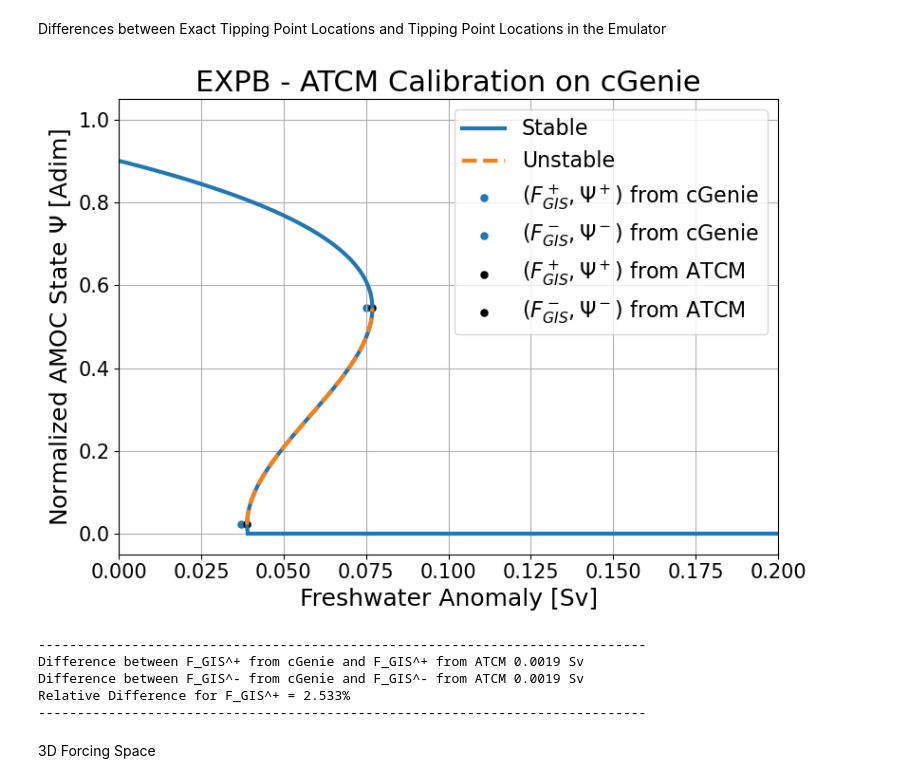
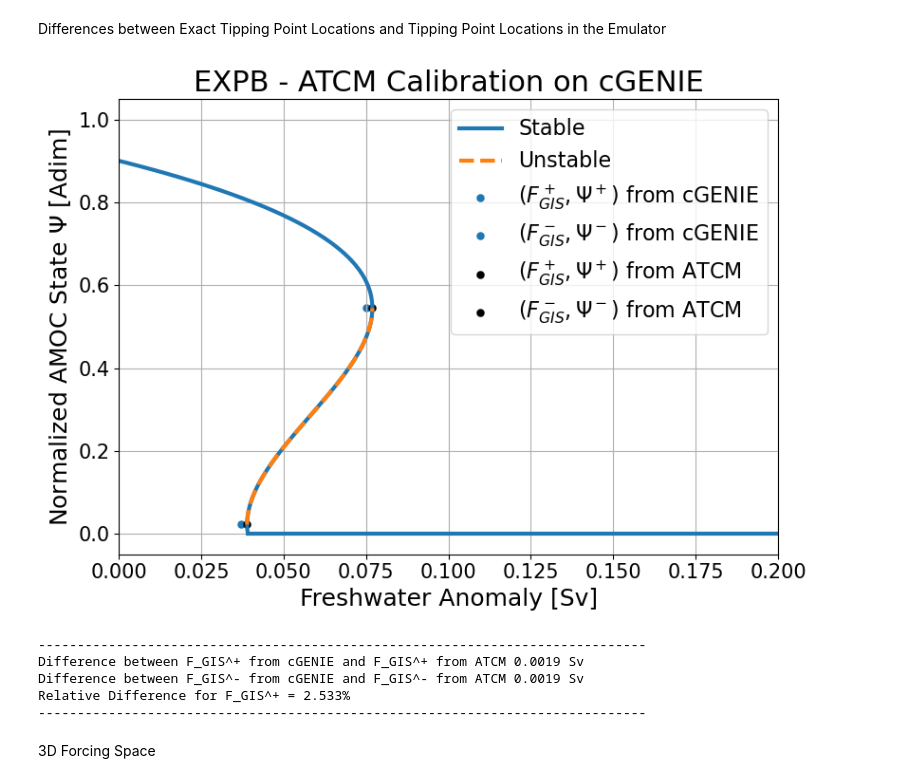
Before and after one commit to VUB-HYDR/2025_Laridon_etal_ORE, a Jupyter notebook: ATCM.ipynb, the cells around one changed output. Drawn from its saved outputs; the diff is of its cells as text; code cells hidden in the pictures.

Commit message:
correct typo cGENIE

```diff
--- a/ATCM.ipynb
+++ b/ATCM.ipynb
@@ -1048,8 +1048,8 @@ else:
 
 ## Definition of the all set of critical values and calibration ##
 
-cGenie_crit_params = [Psip,Psim,Tp,Tm,FGISp,FGISm,50,50]
-calib_coef = calib_module_AMOC(cGenie_crit_params[0], cGenie_crit_params[1], cGenie_crit_params[2], cGenie_crit_params[3], cGenie_crit_params[4], cGenie_crit_params[5],F_GIS_cst_A, T_forcing_cst_B)
+cGENIE_crit_params = [Psip,Psim,Tp,Tm,FGISp,FGISm,50,50]
+calib_coef = calib_module_AMOC(cGENIE_crit_params[0], cGENIE_crit_params[1], cGENIE_crit_params[2], cGENIE_crit_params[3], cGENIE_crit_params[4], cGENIE_crit_params[5],F_GIS_cst_A, T_forcing_cst_B)
 
 a_AMOC = calib_coef[0]
 b_AMOC = calib_coef[1]
@@ -1093,7 +1093,7 @@ def FGIS_funct_psi(psi):
 
 N=1000
 psi_range = np.linspace(0,1,N)
-unstable_psi = np.linspace(cGenie_crit_params[1],cGenie_crit_params[0],N)
+unstable_psi = np.linspace(cGENIE_crit_params[1],cGENIE_crit_params[0],N)
 
 T_unstable = Tpsi_funct_psi(unstable_psi)
 FGIS_unstable = FGIS_funct_psi(unstable_psi)
@@ -1156,40 +1156,40 @@ Differences between Exact Tipping Point Locations and Tipping Point Locations in
 # %%
 ### Plot ###
 plt.figure(figsize=(8,6))
 
 plt.plot(F_GIS_calib_module,psi_range,color='tab:blue',label='Stable',lw=3)
 plt.plot(FGIS_unstable,unstable_psi,color='tab:orange',linestyle='dashed',label='Unstable',lw=3)
 plt.hlines(y=0, xmin=0.039, xmax=0.2, color='tab:blue', linewidth=3)
 
 psi_range_2 = Psip_ExpA
 psi_range_3 = Psim_ExpA
 
-plt.scatter(FGISp, Psip_ExpA, marker='o', color="#1f77b4",linewidths=0.1, label=r"$(F_{GIS}^+, \Psi^+)$ from cGenie")
-plt.scatter(FGISm, Psim_ExpA, marker='o', color="#1f77b4",linewidths=0.1, label=r"$(F_{GIS}^-, \Psi^-)$ from cGenie")
+plt.scatter(FGISp, Psip_ExpA, marker='o', color="#1f77b4",linewidths=0.1, label=r"$(F_{GIS}^+, \Psi^+)$ from cGENIE")
+plt.scatter(FGISm, Psim_ExpA, marker='o', color="#1f77b4",linewidths=0.1, label=r"$(F_{GIS}^-, \Psi^-)$ from cGENIE")
 plt.scatter((psi_range_2**3-a_AMOC*psi_range_2**2-b_AMOC*psi_range_2-c_AMOC-d_AMOC*T_forcing_cst_B)/e_AMOC, psi_range_2, marker='o', color="black",linewidths=0.1,label=r"$(F_{GIS}^+, \Psi^+)$ from ATCM")
 plt.scatter((psi_range_3**3-a_AMOC*psi_range_3**2-b_AMOC*psi_range_3-c_AMOC-d_AMOC*T_forcing_cst_B)/e_AMOC, psi_range_3, marker='o', color="black",linewidths=0.1,label=r"$(F_{GIS}^-, \Psi^-)$ from ATCM")
 
 
-plt.title("EXPB - ATCM Calibration on cGenie",fontsize=22)
+plt.title("EXPB - ATCM Calibration on cGENIE",fontsize=22)
 plt.xlabel("Freshwater Anomaly [Sv]",fontsize=18)
 plt.ylabel("Normalized AMOC State "+r"$\Psi$ "+"[Adim]",fontsize=18)
 plt.tick_params(axis='both',labelsize=15)
 plt.grid()
 plt.tight_layout()
 plt.legend(fontsize=16)
 plt.xlim(0,0.2)
 plt.show()
 
 print("------------------------------------------------------------------------------")
-print("Difference between F_GIS^+ from cGenie and F_GIS^+ from ATCM {:.4f} Sv".format(float((psi_range_2**3-a_AMOC*psi_range_2**2-b_AMOC*psi_range_2-c_AMOC-d_AMOC*T_forcing_cst_B)/e_AMOC)-FGISp))
-print("Difference between F_GIS^- from cGenie and F_GIS^- from ATCM {:.4f} Sv".format(float((psi_range_3**3-a_AMOC*psi_range_3**2-b_AMOC*psi_range_3-c_AMOC-d_AMOC*T_forcing_cst_B)/e_AMOC)-FGISm))
+print("Difference between F_GIS^+ from cGENIE and F_GIS^+ from ATCM {:.4f} Sv".format(float((psi_range_2**3-a_AMOC*psi_range_2**2-b_AMOC*psi_range_2-c_AMOC-d_AMOC*T_forcing_cst_B)/e_AMOC)-FGISp))
+print("Difference between F_GIS^- from cGENIE and F_GIS^- from ATCM {:.4f} Sv".format(float((psi_range_3**3-a_AMOC*psi_range_3**2-b_AMOC*psi_range_3-c_AMOC-d_AMOC*T_forcing_cst_B)/e_AMOC)-FGISm))
 print("Relative Difference for F_GIS^+ = {:.3f}%".format(float((0.0019/FGISp)*100)))
 print("------------------------------------------------------------------------------")
 # %% [output]
-[figure, old version]
+[figure, new version]
 ------------------------------------------------------------------------------
-Difference between F_GIS^+ from cGenie and F_GIS^+ from ATCM 0.0019 Sv
-Difference between F_GIS^- from cGenie and F_GIS^- from ATCM 0.0019 Sv
+Difference between F_GIS^+ from cGENIE and F_GIS^+ from ATCM 0.0019 Sv
+Difference between F_GIS^- from cGENIE and F_GIS^- from ATCM 0.0019 Sv
 Relative Difference for F_GIS^+ = 2.533%
 ------------------------------------------------------------------------------
 # %% [markdown]
```
Also changed, not shown: parts of 38 cells of this notebook, 44 other files.
